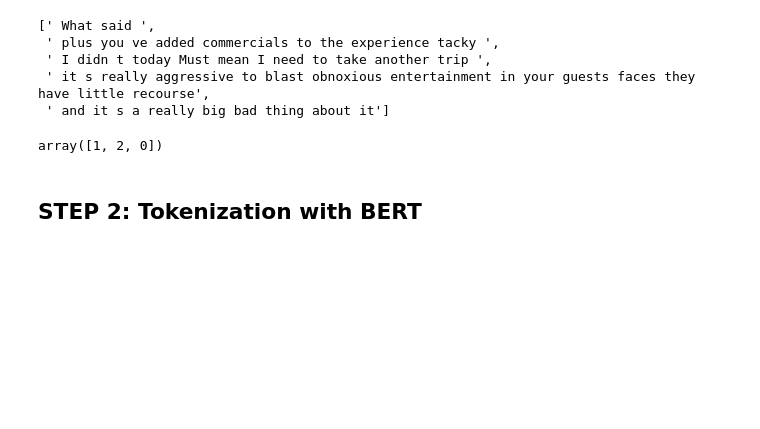
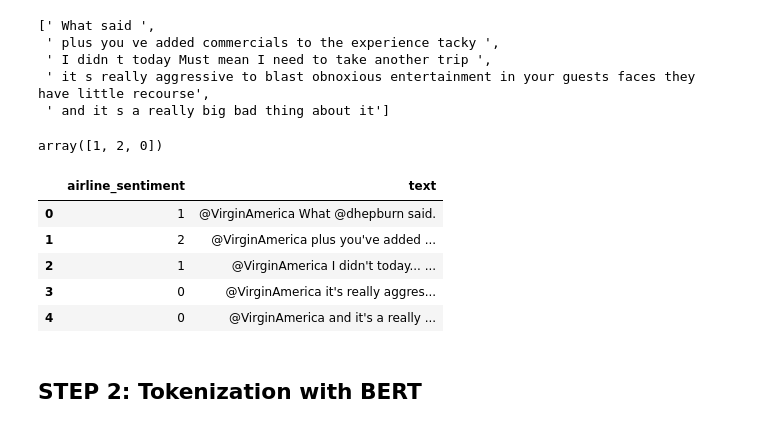
Before and after one commit to obeabi/AirlineSentiment, a Jupyter notebook: Airline_Covnet_BertTokenizer.ipynb, the cells around one changed output. Drawn from its saved outputs; the diff is of its cells as text; code cells hidden in the pictures; blank space fills up the shorter version.

```diff
--- a/Airline_Covnet_BertTokenizer.ipynb
+++ b/Airline_Covnet_BertTokenizer.ipynb
@@ -149,6 +149,15 @@ dataset['airline_sentiment']= label_encoder.fit_transform(dataset['airline_senti
 dataset['airline_sentiment'].unique()
 # %% [output]
 array([1, 2, 0])
+# %%
+dataset.head()
+# %% [output]
+|  | airline_sentiment | text |
+| 0 | 1 | @VirginAmerica What @dhepburn said. |
+| 1 | 2 | @VirginAmerica plus you've added ... |
+| 2 | 1 | @VirginAmerica I didn't today... ... |
+| 3 | 0 | @VirginAmerica it's really aggres... |
+| 4 | 0 | @VirginAmerica and it's a really ... |
 # %% [markdown]
 ## STEP 2: Tokenization with BERT
 # %%
```
Also changed, not shown: parts of 2 cells of this notebook.
